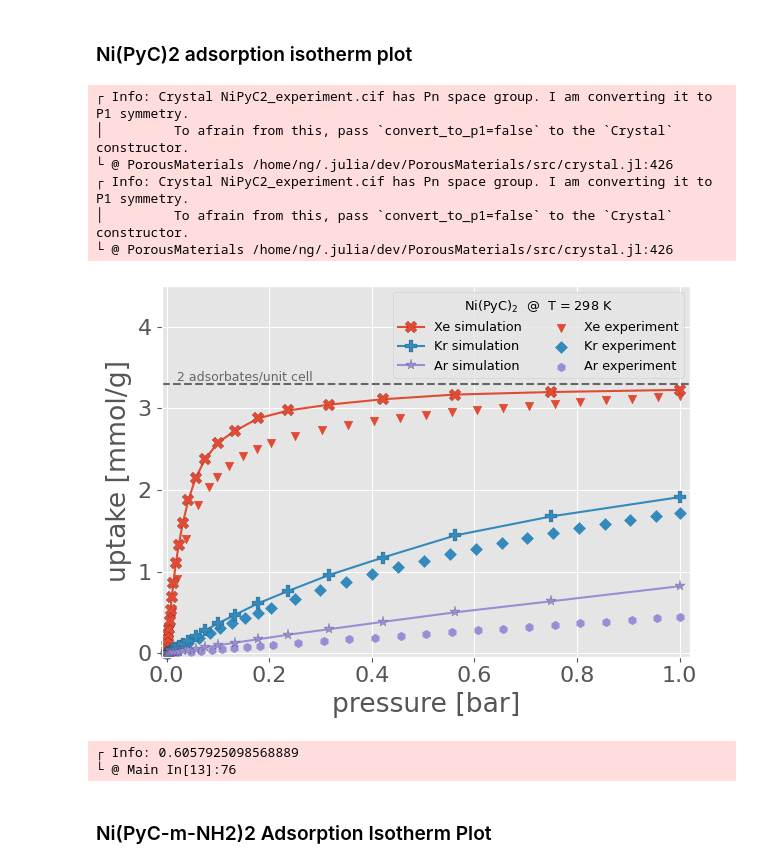
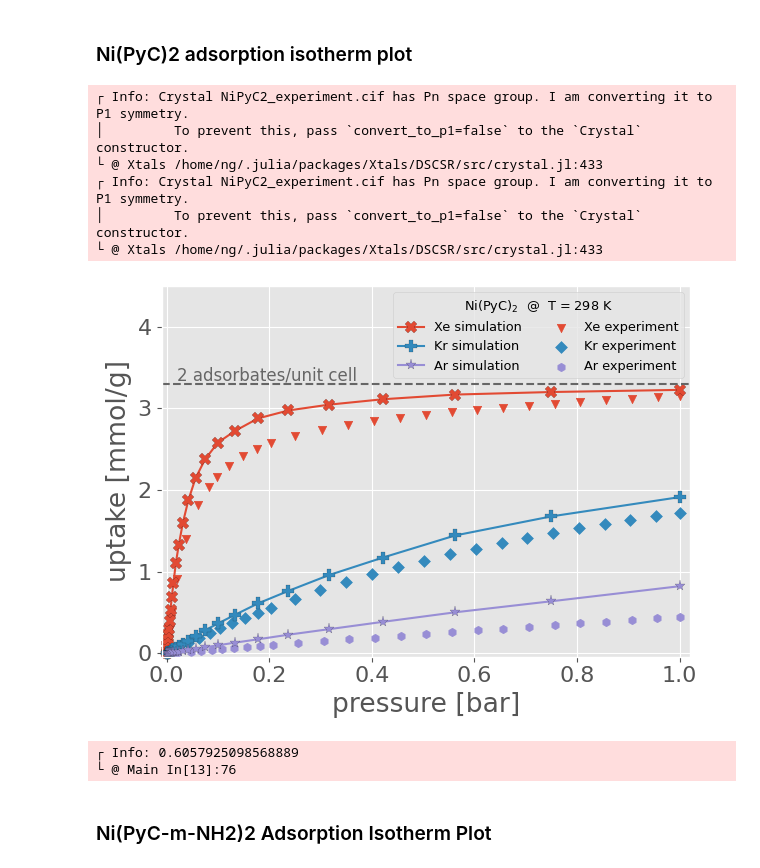
Before and after one commit to SimonEnsemble/NiPyC_analogues, a Jupyter notebook: visualizations/isotherm_plots/Plotting_Isotherm_Data.ipynb, the cells around one changed output. Drawn from its saved outputs; the diff is of its cells as text; code cells hidden in the pictures.

```diff
--- a/visualizations/isotherm_plots/Plotting_Isotherm_Data.ipynb
+++ b/visualizations/isotherm_plots/Plotting_Isotherm_Data.ipynb
@@ -76,7 +84,7 @@ function experimental_isotherm_data(adsorbate::String, xtal_name::String, fgroup
 #     @info filename
 
     # define path to data file
-    wheres_exptl_data = joinpath(PorousMaterials.PATH_TO_DATA,
+    wheres_exptl_data = joinpath(PorousMaterials.rc[:paths][:data],
         "experimental_isotherm_data", xtal_name, filename)
 
     # read data file into a DataFrame
@@ -465,41 +473,41 @@ for gas in adsorbates
                             color=adsorbate_to_color[gas],
                             clip_on=false)
 end
 
 # title("Ni(PyC)" * L"$_2$" * " simulation vs. experiment")
 legend(loc="upper right", fontsize="xx-small",
        title="Ni(PyC)" * L"$_2$" * "  @  T = 298 K",
        title_fontsize="xx-small", ncol=2)
 
 ax1.grid("on")
 ax1.set_xlabel("pressure [bar]")
 ax1.set_ylabel("uptake [mmol/g]")
 
 ymin = -0.04
 ymax = 4.5
 ax1.set_ylim(ymin, ymax)
 
 xmin = -0.01
 xmax = sim_params["pressures"][end] + 0.02
 ax1.set_xlim(xmin, xmax)
 
 # plot commenerate adsorption line
 ads_scale_factor = adsorption_scale_factor(frameworks[1])
 @info ads_scale_factor
 ax1.axhline(y=2/ads_scale_factor, linestyle="--", color="0.4")
-ax1.text(0.02, 2/ads_scale_factor+0.04, "2 adsorbates/unit cell", color="0.4", fontsize=9)
+ax1.text(0.02, 2/ads_scale_factor+0.04, "2 adsorbates/unit cell", color="0.4", fontsize=12) # fontsize=9
 
 tight_layout()
-savefig("NiPyC2_isotherms_sim_vs_exp_UFF.png", dpi=600, format="png")
-# savefig("NiPyC2_isotherms_sim_vs_exp_UFF.pdf", dpi=600, format="pdf")
+# savefig("NiPyC2_isotherms_sim_vs_exp_UFF.png", dpi=600, format="png")
+savefig("NiPyC2_isotherms_sim_vs_exp_UFF.pdf", dpi=600, format="pdf")
 # %% [output]
 ┌ Info: Crystal NiPyC2_experiment.cif has Pn space group. I am converting it to P1 symmetry.
-│         To afrain from this, pass `convert_to_p1=false` to the `Crystal` constructor.
-└ @ PorousMaterials /home/ng/.julia/dev/PorousMaterials/src/crystal.jl:426
+│         To prevent this, pass `convert_to_p1=false` to the `Crystal` constructor.
+└ @ Xtals /home/ng/.julia/packages/Xtals/DSCSR/src/crystal.jl:433
 ┌ Info: Crystal NiPyC2_experiment.cif has Pn space group. I am converting it to P1 symmetry.
-│         To afrain from this, pass `convert_to_p1=false` to the `Crystal` constructor.
-└ @ PorousMaterials /home/ng/.julia/dev/PorousMaterials/src/crystal.jl:426
+│         To prevent this, pass `convert_to_p1=false` to the `Crystal` constructor.
+└ @ Xtals /home/ng/.julia/packages/Xtals/DSCSR/src/crystal.jl:433
-[figure, old version]
+[figure, new version]
 ┌ Info: 0.6057925098568889
 └ @ Main In[13]:76
 # %% [markdown]
```
Also changed, not shown: parts of 10 cells of this notebook, 7 other files.
